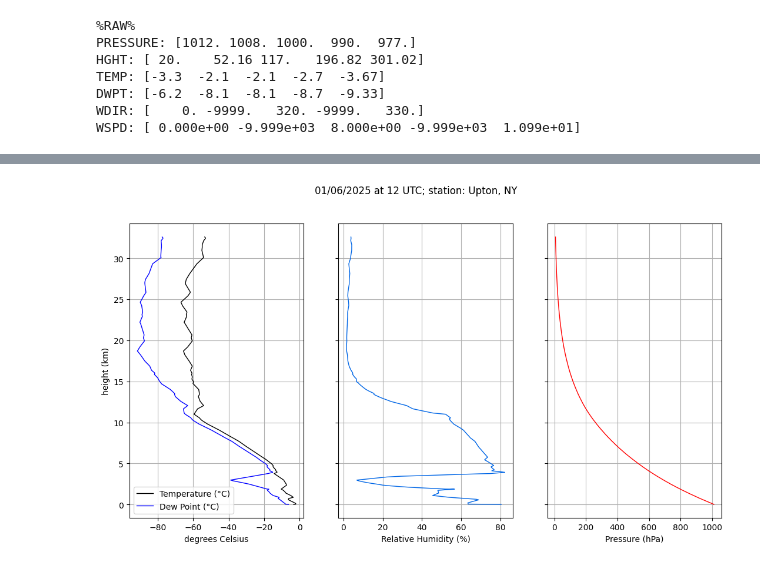
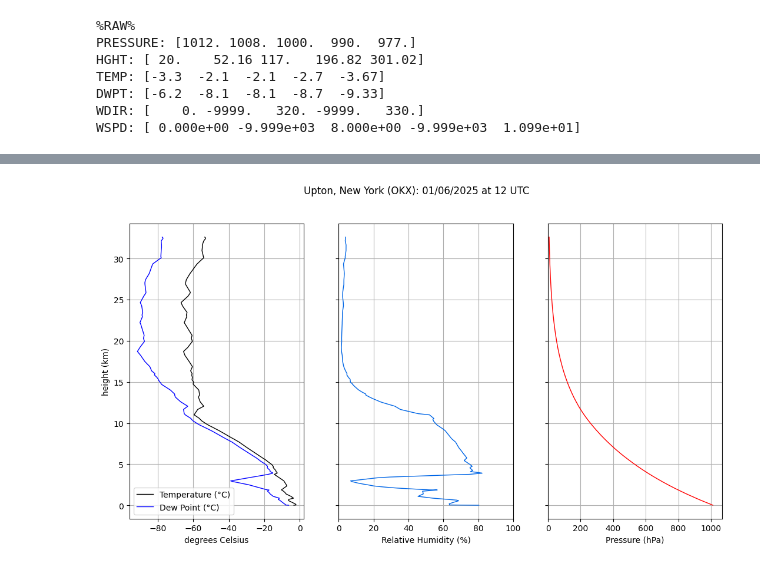
Before and after one commit to arjadre/balloon_activity, a Jupyter notebook: BalloonActivityJanuary2025.ipynb, the cells around one changed output, grey strips where cells are left out. Saved outputs shown, nothing was run; the diff lists cells and outputs as text; code cells hidden in the pictures.

```diff
--- a/BalloonActivityJanuary2025.ipynb
+++ b/BalloonActivityJanuary2025.ipynb
@@ -35,21 +37,19 @@ sounding_month = "01"
 sounding_day = "06"
 sounding_hour = "12"
 sounding_site = "OKX"
-sounding_site_name = 'Upton, NY'
+sounding_site_name = "Upton, New York"
 
 # List of sites: https://www.weather.gov/upperair/sounding
 # (usually need to remove the K at the beginning: KOKX on the map = OKX in the code above)
-# (exception: TJSJ = San Juan, PR; do not remove the T)
-# another website: https://www.spc.noaa.gov/exper/soundings/
-
-# could also try: https://www.spc.noaa.gov/exper/soundings/24063018_OBS/TJSJ.txt - San Juan, PR at 18 UTC on June 30 2024
-
+# (there are some exceptions, such as TJSJ = San Juan, PR; do not remove the T)
+# (data from some sites outside the continental US are not available here)
+# Another website with similar info: https://www.spc.noaa.gov/exper/soundings/
 
 # URL of the data file
-# This will look like: "https://www.spc.noaa.gov/exper/soundings/24062812_OBS/OKX.txt"
+# This will look like: "https://www.spc.noaa.gov/exper/soundings/25010612_OBS/OKX.txt"
 base_url = "https://www.spc.noaa.gov/exper/soundings/"
 url = base_url + sounding_year + sounding_month + sounding_day + sounding_hour + "_OBS/" + sounding_site + ".txt"
-plot_title = sounding_month + "/" + sounding_day + "/20" + sounding_year + " at " + sounding_hour + " UTC; station: " + sounding_site_name
+plot_title = sounding_site_name  + " (" + sounding_site + "): " + sounding_month + "/" + sounding_day + "/20" + sounding_year + " at " + sounding_hour + " UTC"
 
 # Function to download and parse the data
 def download_and_parse(url):
@@ -254,37 +396,32 @@ def kg2g(x_kg):
 # %%
-HGHT_km = HGHT/1000
-
 plt.rcParams["figure.figsize"] = [13.00, 6.50] # length, width
 fig, axs = plt.subplots(1, 3, sharey=True)
 
 # First panel:
 colnow = 0
-axs[colnow].plot(TEMP,HGHT_km,'k-',linewidth=1)
-axs[colnow].plot(DWPT,HGHT_km,'b-',linewidth=1)
+axs[colnow].plot(TEMP[TEMP != -9999],HGHT_km[TEMP != -9999],'k-',linewidth=1)
+axs[colnow].plot(DWPT[DWPT != -9999],HGHT_km[DWPT != -9999],'b-',linewidth=1)
 axs[colnow].legend(['Temperature (°C)','Dew Point (°C)'])
 axs[colnow].set_xlabel('degrees Celsius')
 axs[colnow].set_ylabel('height (km)')
-#axs[colnow].set_title(plot_title)
 axs[colnow].grid(True)
 
 # Second panel:
 colnow = 1
-axs[colnow].plot(RELHUM,HGHT_km,linewidth=1,color=skyblue_RGB)
+axs[colnow].plot(RELHUM[(TEMP != -9999) & (DWPT != -9999)],HGHT_km[(TEMP != -9999) & (DWPT != -9999)],linewidth=1,color=skyblue_RGB)
 axs[colnow].set_xlabel('Relative Humidity (%)')
-# axs[colnow].set_ylabel('height (km)')
-# axs[colnow].set_title(plot_title)
 axs[colnow].grid(True)
+axs[colnow].set_xlim(0, 100)
 
 # Third panel:
 colnow = 2
-axs[colnow].plot(PRESSURE,HGHT_km,'r-',linewidth=1)
+axs[colnow].plot(PRESSURE[PRESSURE != -9999],HGHT_km[PRESSURE != -9999],'r-',linewidth=1)
 axs[colnow].set_xlabel('Pressure (hPa)')
-# axs[colnow].set_ylabel('height (km)')
-# axs[colnow].set_title(plot_title)
 axs[colnow].grid(True)
+axs[colnow].set_xlim(0, 1070)
 
 fig.suptitle(plot_title)
 plt.show()
 # %% [output]
-[figure, old version]
+[figure, new version]
 # %%
```
Also changed, not shown: parts of 7 cells of this notebook.
